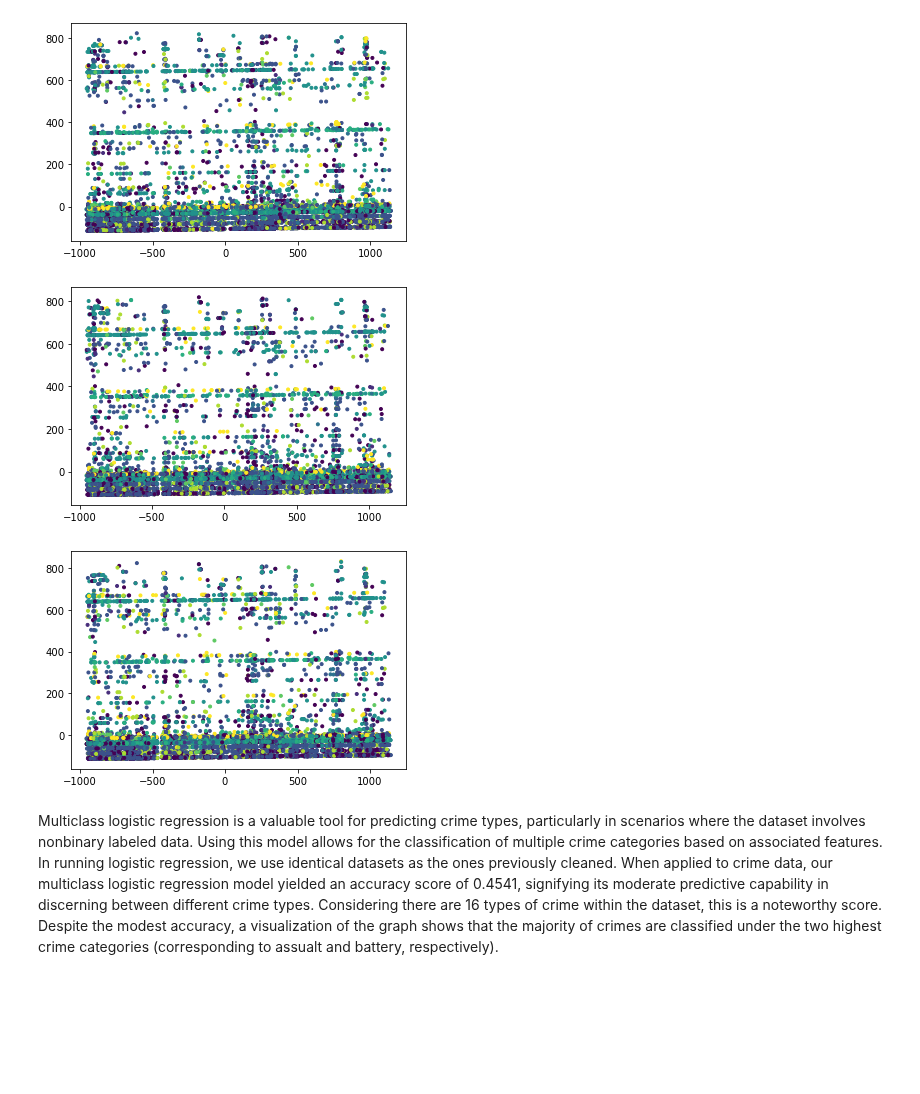
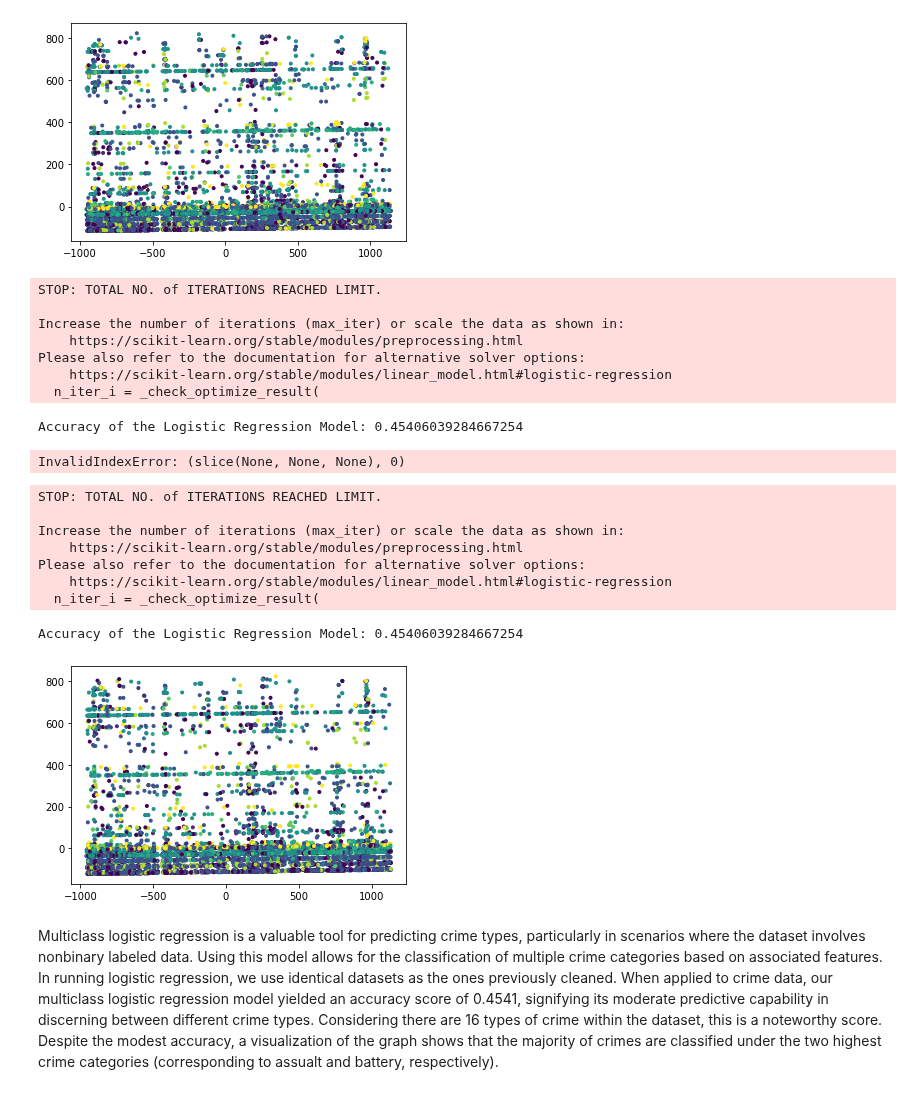
Before and after one commit to zaccmeyer/2020Crime, a Jupyter notebook: mckaycrime.ipynb, the cells around one changed output. Cells and saved outputs as stored; diff of their text form; code cells hidden in the pictures; blank space fills up the shorter version.

```diff
--- a/mckaycrime.ipynb
+++ b/mckaycrime.ipynb
@@ -501,26 +501,60 @@ plt.show()
 [figure]
 # %%
 le = LabelEncoder()
-y = le.fit_transform(crime_data['Crm Cd']) #labels of crime types
-X=new_df #other data associated with crimes
-X_train,X_test,y_train, y_test = train_test_split(X,y, test_size = 0.3, random_state=51)
+#get crime data X and labels y
+y = le.fit_transform(crime_data['Crm Cd'])
+#split test data and initialize model
+X_train,X_test,y_train, y_test = train_test_split(X,y, test_size = 0.3, random_state=3)
 pca=PCA(n_components=2)
-Xtest2d=pca.fit_transform(X_test)
-plt.scatter(Xtest2d[:,0], Xtest2d[:,1], marker='.', c=y_test)
+Xtrain=pca.fit_transform(X_train)
+logreg = LogisticRegression(multi_class='multinomial', solver='lbfgs', C=1, max_iter=500)
+#train and run test data
+logreg.fit(X_train, y_train)
+y_pred = logreg.predict(X_test)
+#get accuracy score
+accuracy = logreg.score(X_test, y_test)
+print(f'Accuracy of the Logistic Regression Model: {accuracy}')
+plt.scatter(X_test[:,0], X_test[:,1], marker='.', c=y_test)
 plt.show()
 # %% [output]
-[figure, removed]
+STOP: TOTAL NO. of ITERATIONS REACHED LIMIT.
+
+Increase the number of iterations (max_iter) or scale the data as shown in:
+    https://scikit-learn.org/stable/modules/preprocessing.html
+Please also refer to the documentation for alternative solver options:
+    https://scikit-learn.org/stable/modules/linear_model.html#logistic-regression
+  n_iter_i = _check_optimize_result(
+Accuracy of the Logistic Regression Model: 0.45406039284667254
+InvalidIndexError: (slice(None, None, None), 0)
 # %%
 le = LabelEncoder()
-y = le.fit_transform(crime_data['Crm Cd']) #labels of crime types
-X=new_df #other data associated with crimes
-X_train,X_test,y_train, y_test = train_test_split(X,y, test_size = 0.3, random_state=45)
+#get crime data X and labels y
+y = le.fit_transform(crime_data['Crm Cd'])
+#split test data and initialize model
+X_train,X_test,y_train, y_test = train_test_split(X,y, test_size = 0.3, random_state=3)
+pca=PCA(n_components=4)
+Xtrain=pca.fit_transform(X_train)
+logreg = LogisticRegression(multi_class='multinomial', solver='lbfgs', C=1, max_iter=500)
+#train and run test data
+logreg.fit(X_train, y_train)
+y_pred = logreg.predict(X_test)
+#get accuracy score
+accuracy = logreg.score(X_test, y_test)
+print(f'Accuracy of the Logistic Regression Model: {accuracy}')
 pca=PCA(n_components=2)
-Xtest2d=pca.fit_transform(X_test)
-plt.scatter(Xtest2d[:,0], Xtest2d[:,1], marker='.', c=y_test)
+X_test=pca.fit_transform(X_test)
+plt.scatter(X_test[:,0], X_test[:,1], marker='.', c=y_test)
 plt.show()
 # %% [output]
+STOP: TOTAL NO. of ITERATIONS REACHED LIMIT.
+
+Increase the number of iterations (max_iter) or scale the data as shown in:
+    https://scikit-learn.org/stable/modules/preprocessing.html
+Please also refer to the documentation for alternative solver options:
+    https://scikit-learn.org/stable/modules/linear_model.html#logistic-regression
+  n_iter_i = _check_optimize_result(
+Accuracy of the Logistic Regression Model: 0.45406039284667254
-[figure, old version]
+[figure, new version]
 # %% [markdown]
 Multiclass logistic regression is a valuable tool for predicting crime types, particularly in scenarios where the dataset involves nonbinary labeled data. Using this model allows for the classification of multiple crime categories based on associated features. In running logistic regression, we use identical datasets as the ones previously cleaned. When applied to crime data, our multiclass logistic regression model yielded an accuracy score of 0.4541, signifying its moderate predictive capability in discerning between different crime types. Considering there are 16 types of crime within the dataset, this is a noteworthy score. Despite the modest accuracy, a visualization of the graph shows that the majority of crimes are classified under the two highest crime categories (corresponding to assualt and battery, respectively).
 # %%
```
Also changed, not shown: 1 other file.
